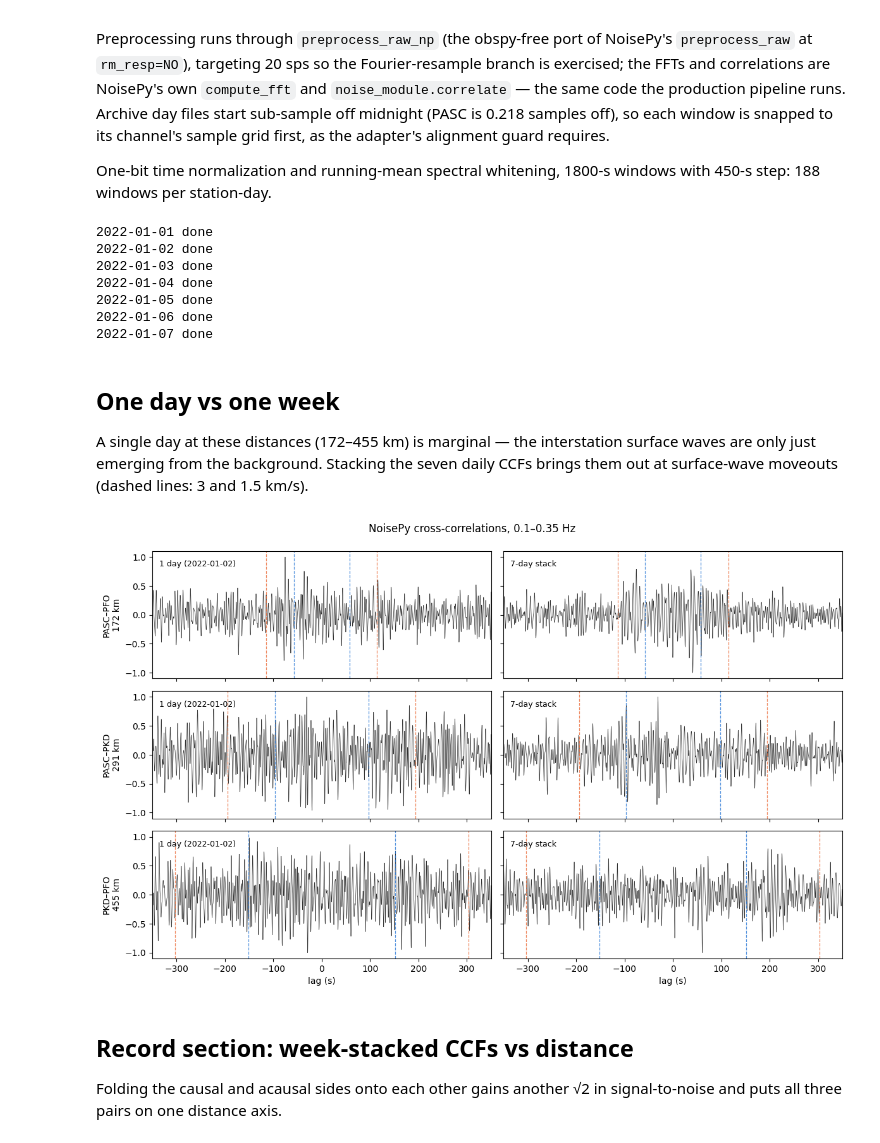
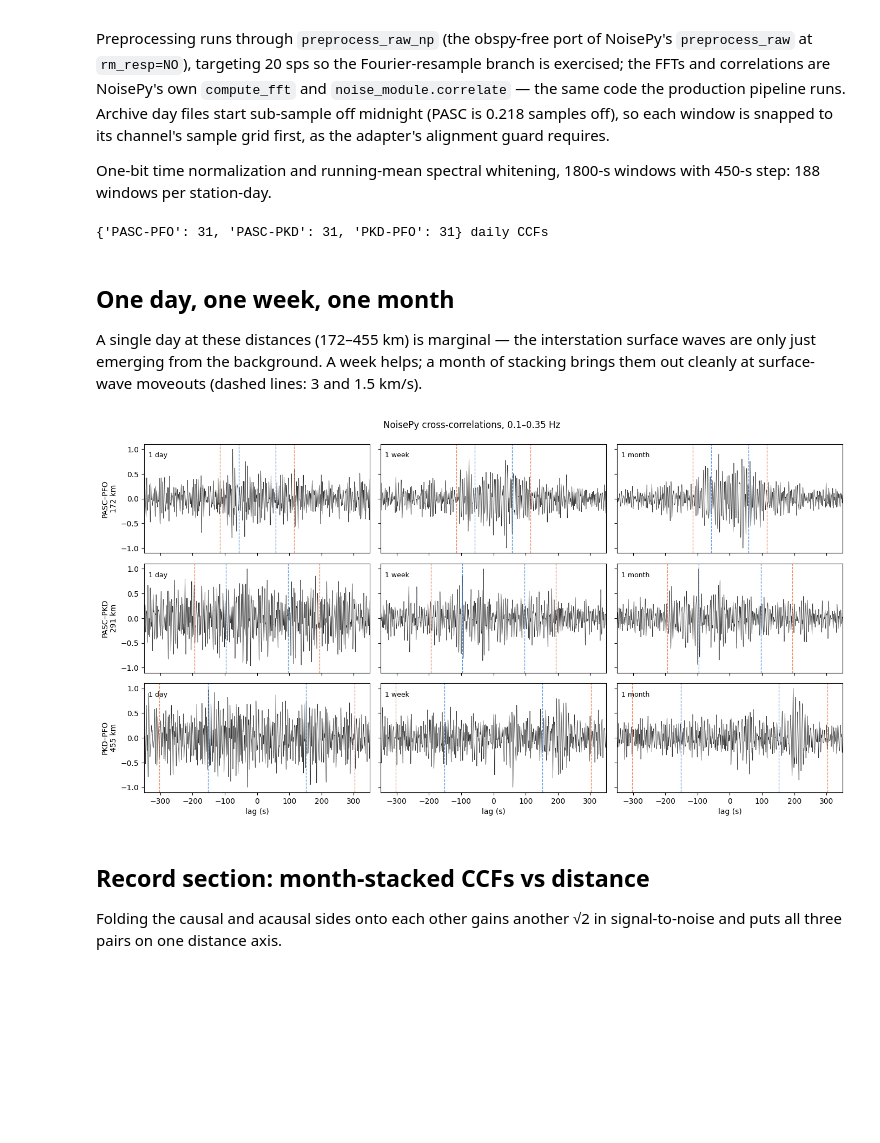
Before and after one commit to Denolle-Lab/seisfetch, a Jupyter notebook: notebooks/06_cross_correlation_three_archives.ipynb, the cells around one changed output. Cells and saved outputs as stored; diff of their text form; code cells hidden in the pictures; blank space fills up the shorter version.

```diff
--- a/notebooks/06_cross_correlation_three_archives.ipynb
+++ b/notebooks/06_cross_correlation_three_archives.ipynb
@@ -178,65 +185,68 @@ for day in DAYS:
     day1 = day0 + timedelta(days=1)
     ffts = {}
     for sta in STATIONS:
+        if (sta, day) not in raw:
+            continue
         dc, net, loc, cha, *_ = STATIONS[sta]
         nslc = f"{net}.{sta}.{loc}.{cha}"
-        w0, w1 = snap_window(raw[(sta, day)], nslc, day0, day1)
-        ffts[sta] = path_b(raw[(sta, day)], cfg, w0, w1, nslc)
+        try:
+            w0, w1 = snap_window(raw[(sta, day)], nslc, day0, day1)
+            ffts[sta] = path_b(raw[(sta, day)], cfg, w0, w1, nslc)
+        except Exception as e:
+            print(f"{day} {sta}: skipped ({type(e).__name__}: {e})")
     for p in PAIRS:
-        c = np.atleast_2d(daily_ccf(cfg, ffts[p[0]], ffts[p[1]])[0]).mean(axis=0)
-        daily[p][day] = c.astype(np.float64)
-    print(day, "done")
+        if p[0] in ffts and p[1] in ffts:
+            c = np.atleast_2d(daily_ccf(cfg, ffts[p[0]], ffts[p[1]])[0]).mean(axis=0)
+            daily[p][day] = c.astype(np.float64)
+print({f"{s}-{r}": len(daily[(s, r)]) for s, r in PAIRS}, "daily CCFs")
 
-# normalized linear stack over the week
-stack = {
-    p: sum(c / np.abs(c).max() for c in daily[p].values()) / len(DAYS) for p in PAIRS
-}
-lag = (np.arange(stack[PAIRS[0]].size) - stack[PAIRS[0]].size // 2) / cfg.sampling_rate
+
+def stack_over(p, days):
+    cs = [daily[p][d] for d in days if d in daily[p]]
+    return sum(c / np.abs(c).max() for c in cs) / len(cs)
+
+
+STACKS = [("1 day", [SHOW_DAY]), ("1 week", DAYS[:7]), ("1 month", DAYS)]
+lag = (
+    np.arange(daily[PAIRS[0]][SHOW_DAY].size) - daily[PAIRS[0]][SHOW_DAY].size // 2
+) / cfg.sampling_rate
 BAND = (0.1, 0.35)
 
 
 def bp(c):
     return bandpass_np(c, *BAND, df=cfg.sampling_rate, corners=4, zerophase=True)
 # %% [output]
-2022-01-01 done
-2022-01-02 done
-2022-01-03 done
-2022-01-04 done
-2022-01-05 done
-2022-01-06 done
-2022-01-07 done
+{'PASC-PFO': 31, 'PASC-PKD': 31, 'PKD-PFO': 31} daily CCFs
 # %% [markdown]
-## One day vs one week
+## One day, one week, one month
 
 A single day at these distances (172–455 km) is marginal — the interstation
-surface waves are only just emerging from the background. Stacking the seven
-daily CCFs brings them out at surface-wave moveouts (dashed lines: 3 and
-1.5 km/s).
+surface waves are only just emerging from the background. A week helps; a
+month of stacking brings them out cleanly at surface-wave moveouts (dashed
+lines: 3 and 1.5 km/s).
 # %%
-fig, axes = plt.subplots(3, 2, figsize=(12, 7.5), sharex=True, sharey=True)
+fig, axes = plt.subplots(3, 3, figsize=(14, 7.5), sharex=True, sharey=True)
 order = sorted(PAIRS, key=lambda p: DIST[p])
 for row, (s, r) in zip(axes, order):
     d = DIST[(s, r)]
-    for ax, c, lbl in (
-        (row[0], bp(daily[(s, r)][SHOW_DAY]), f"1 day ({SHOW_DAY})"),
-        (row[1], bp(stack[(s, r)]), f"{len(DAYS)}-day stack"),
-    ):
+    for ax, (lbl, days) in zip(row, STACKS):
+        c = bp(stack_over((s, r), days))
         ax.plot(lag, c / np.abs(c).max(), lw=0.5, color="#333")
         for v, col in ((3.0, "#2a78d6"), (1.5, "#eb6834")):
             for sign in (+1, -1):
                 ax.axvline(sign * d / v, color=col, lw=0.9, ls="--", alpha=0.8)
         ax.text(0.02, 0.93, lbl, transform=ax.transAxes, va="top", fontsize=9)
     row[0].set_ylabel(f"{s}–{r}\n{d:.0f} km")
 for ax in axes[-1]:
     ax.set_xlabel("lag (s)")
     ax.set_xlim(-350, 350)
 axes[0, 0].set_ylim(-1.1, 1.1)
 fig.suptitle(f"NoisePy cross-correlations, {BAND[0]}–{BAND[1]} Hz", y=0.995)
 fig.tight_layout()
 # %% [output]
-[figure, old version]
+[figure, new version]
 # %% [markdown]
-## Record section: week-stacked CCFs vs distance
+## Record section: month-stacked CCFs vs distance
 
 Folding the causal and acausal sides onto each other gains another √2 in
 signal-to-noise and puts all three pairs on one distance axis.
```
Also changed, not shown: parts of 4 cells of this notebook, 1 other file.
